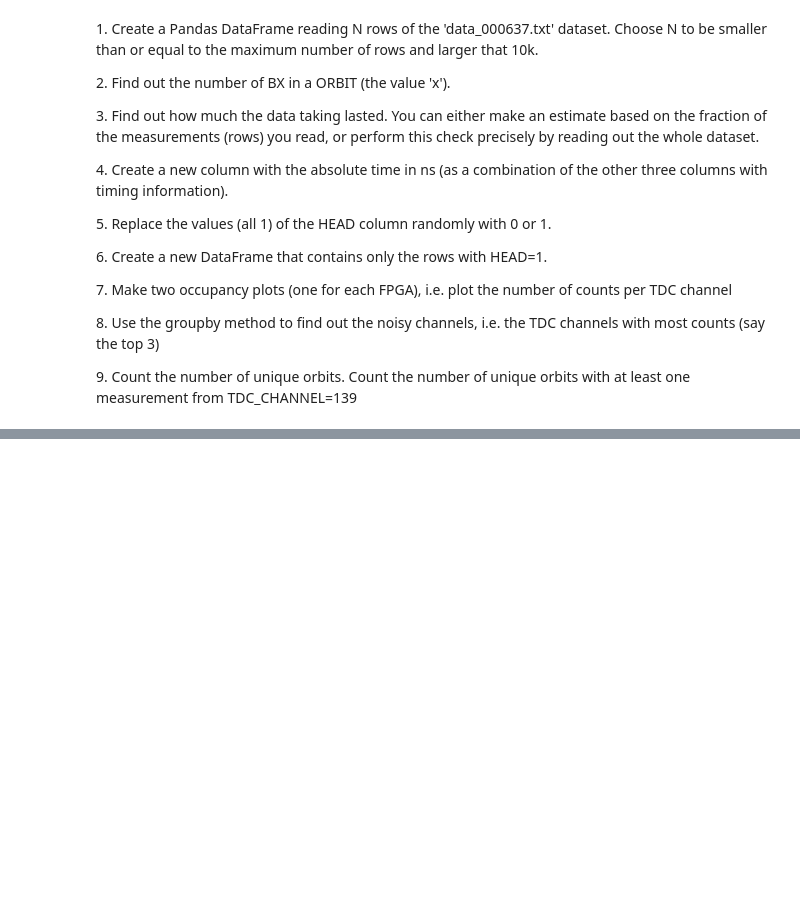
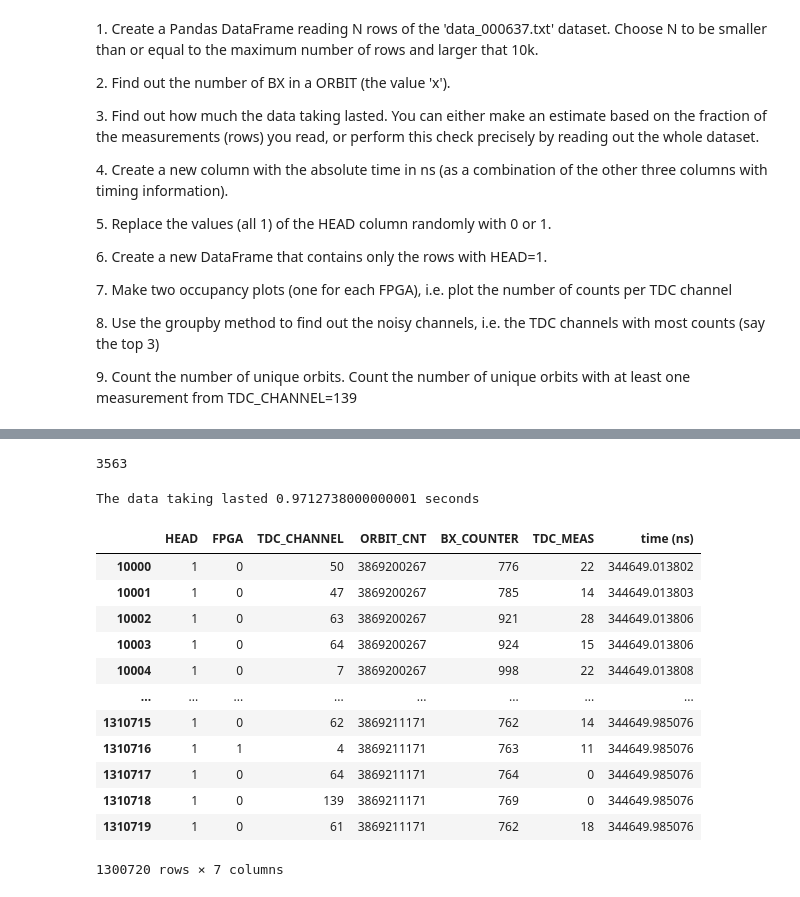
Before and after one commit to matteocalcagniphysics/LaboratoryOfComputationalPhysics_Y8, a Jupyter notebook: 06ex_Pandas.ipynb, the cells around one changed output, grey strips where cells are left out. Cells and saved outputs as stored; diff of their text form; code cells hidden in the pictures; blank space fills up the shorter version.

```diff
--- a/06ex_Pandas.ipynb
+++ b/06ex_Pandas.ipynb
@@ -51,0 +29,8 @@ print(f"{tinterval} seconds")
+# %%
+import pandas as pd
+import numpy as np
+
+#Ex 1
+raw = pd.read_csv('data/data_000637.txt')
+df = pd.DataFrame(raw[10**4:len(raw)])
+df
@@ -51,0 +51,31 @@ print(f"{tinterval} seconds")
+# %%
+#Ex 2
+bx = df['BX_COUNTER'].max()
+print(bx)
+# %% [output]
+3563
+# %%
+#Ex 3
+start = df['ORBIT_CNT'].min()
+duration = (df['ORBIT_CNT'].max() - start)*bx*25*10**(-9)
+print(f"The data taking lasted {duration} seconds")
+# %% [output]
+The data taking lasted 0.9712738000000001 seconds
+# %%
+#Ex 4
+df['time (ns)'] = pd.Series(df['TDC_MEAS']*(25/30) + df['BX_COUNTER']*25 + df['ORBIT_CNT']*bx*25)*10**(-9)
+df
+# %% [output]
+|  | HEAD | FPGA | TDC_CHANNEL | ORBIT_CNT | BX_COUNTER | TDC_MEAS | time (ns) |
+| 10000 | 1 | 0 | 50 | 3869200267 | 776 | 22 | 344649.013802 |
+| 10001 | 1 | 0 | 47 | 3869200267 | 785 | 14 | 344649.013803 |
+| 10002 | 1 | 0 | 63 | 3869200267 | 921 | 28 | 344649.013806 |
+| 10003 | 1 | 0 | 64 | 3869200267 | 924 | 15 | 344649.013806 |
+| 10004 | 1 | 0 | 7 | 3869200267 | 998 | 22 | 344649.013808 |
+| ... | ... | ... | ... | ... | ... | ... | ... |
+| 1310715 | 1 | 0 | 62 | 3869211171 | 762 | 14 | 344649.985076 |
+| 1310716 | 1 | 1 | 4 | 3869211171 | 763 | 11 | 344649.985076 |
+| 1310717 | 1 | 0 | 64 | 3869211171 | 764 | 0 | 344649.985076 |
+| 1310718 | 1 | 0 | 139 | 3869211171 | 769 | 0 | 344649.985076 |
+| 1310719 | 1 | 0 | 61 | 3869211171 | 762 | 18 | 344649.985076 |
+1300720 rows × 7 columns
```
Also changed, not shown: parts of 8 cells of this notebook, 2 other files.
